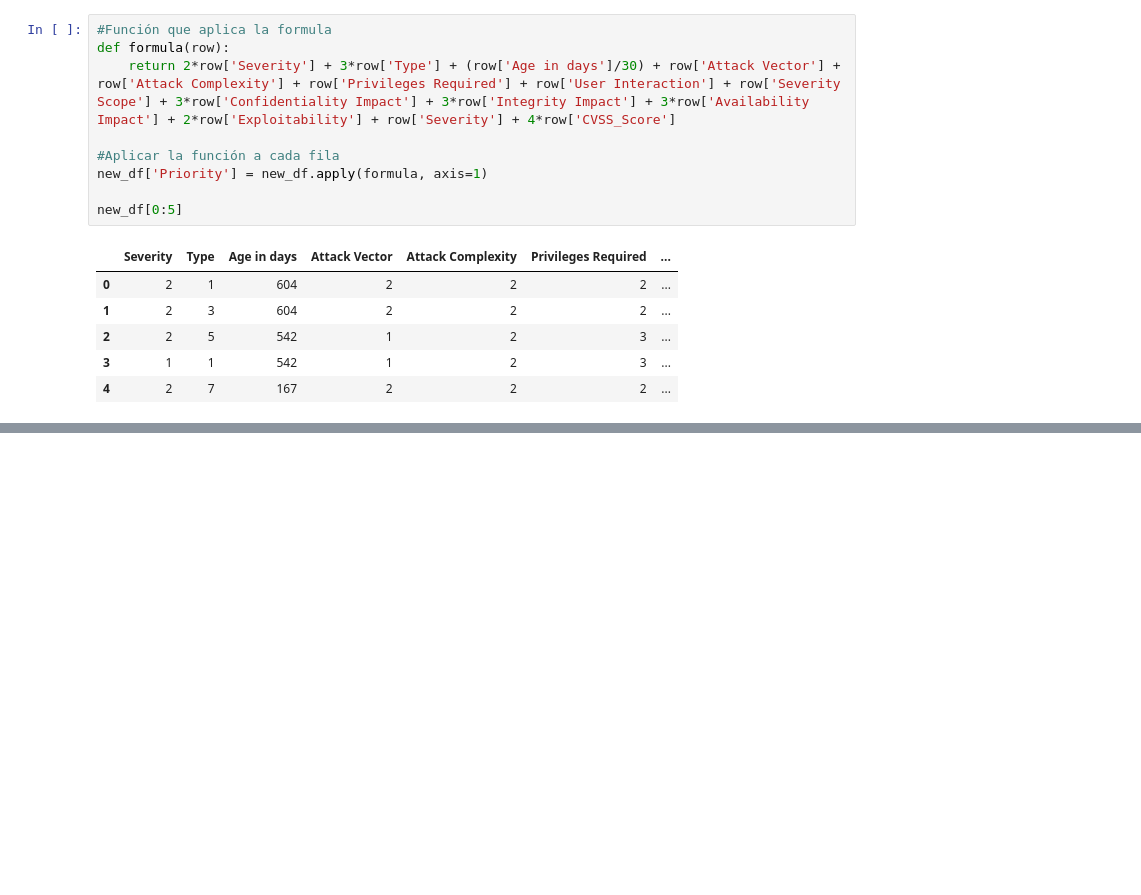
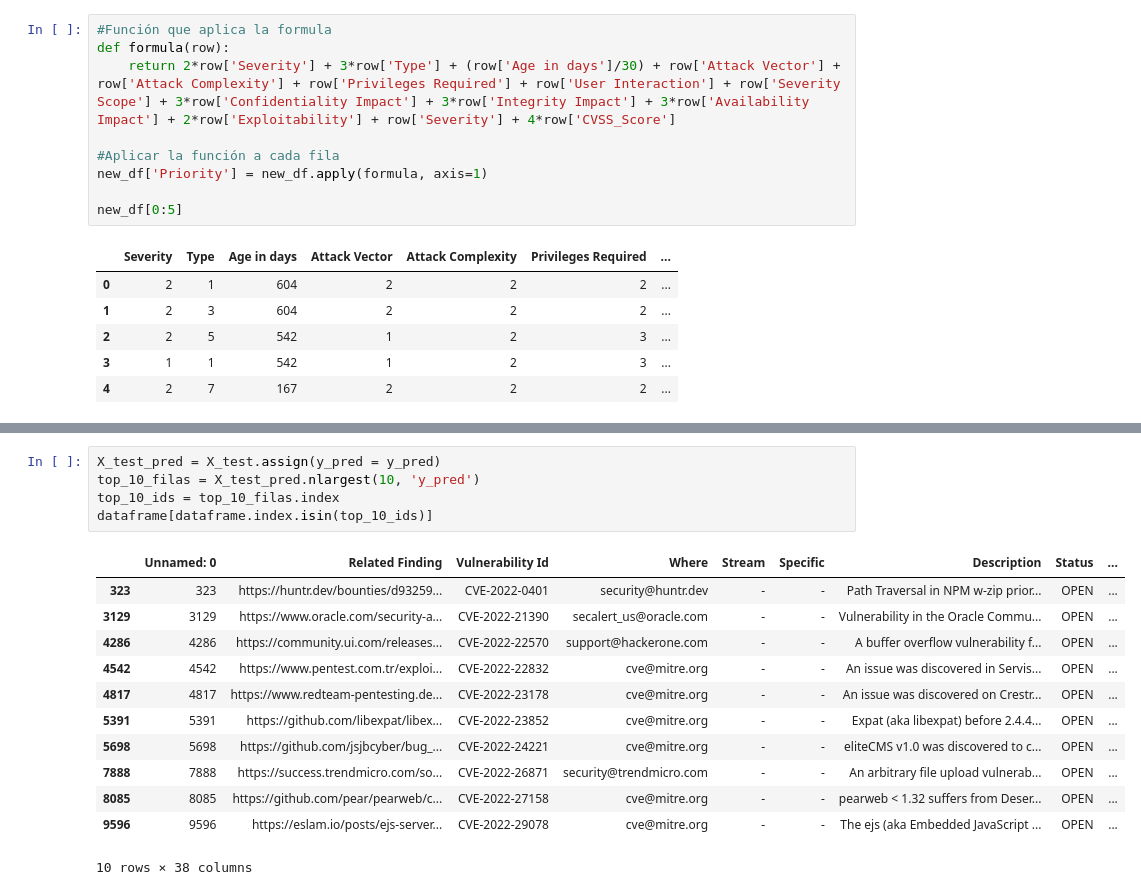
Before and after one commit to ssantaa9/Technical-Challenge-DevSecOps, a Jupyter notebook: challenge.ipynb, the cells around one changed output, grey strips where cells are left out. Saved outputs shown, nothing was run; the diff lists cells and outputs as text; blank space fills up the shorter version.

```diff
--- a/challenge.ipynb
+++ b/challenge.ipynb
@@ -321,0 +449,18 @@ new_df[0:5]
+# %%
+X_test_pred = X_test.assign(y_pred = y_pred)
+top_10_filas = X_test_pred.nlargest(10, 'y_pred')
+top_10_ids = top_10_filas.index
+dataframe[dataframe.index.isin(top_10_ids)]
+# %% [output]
+|  | Unnamed: 0 | Related Finding | Vulnerability Id | Where | Stream | Specific | Description | Status | ... |
+| 323 | 323 | https://huntr.dev/bounties/d93259... | CVE-2022-0401 | security@huntr.dev | - | - | Path Traversal in NPM w-zip prior... | OPEN | ... |
+| 3129 | 3129 | https://www.oracle.com/security-a... | CVE-2022-21390 | secalert_us@oracle.com | - | - | Vulnerability in the Oracle Commu... | OPEN | ... |
+| 4286 | 4286 | https://community.ui.com/releases... | CVE-2022-22570 | support@hackerone.com | - | - | A buffer overflow vulnerability f... | OPEN | ... |
+| 4542 | 4542 | https://www.pentest.com.tr/exploi... | CVE-2022-22832 | cve@mitre.org | - | - | An issue was discovered in Servis... | OPEN | ... |
+| 4817 | 4817 | https://www.redteam-pentesting.de... | CVE-2022-23178 | cve@mitre.org | - | - | An issue was discovered on Crestr... | OPEN | ... |
+| 5391 | 5391 | https://github.com/libexpat/libex... | CVE-2022-23852 | cve@mitre.org | - | - | Expat (aka libexpat) before 2.4.4... | OPEN | ... |
+| 5698 | 5698 | https://github.com/jsjbcyber/bug_... | CVE-2022-24221 | cve@mitre.org | - | - | eliteCMS v1.0 was discovered to c... | OPEN | ... |
+| 7888 | 7888 | https://success.trendmicro.com/so... | CVE-2022-26871 | security@trendmicro.com | - | - | An arbitrary file upload vulnerab... | OPEN | ... |
+| 8085 | 8085 | https://github.com/pear/pearweb/c... | CVE-2022-27158 | cve@mitre.org | - | - | pearweb < 1.32 suffers from Deser... | OPEN | ... |
+| 9596 | 9596 | https://eslam.io/posts/ejs-server... | CVE-2022-29078 | cve@mitre.org | - | - | The ejs (aka Embedded JavaScript ... | OPEN | ... |
+10 rows × 38 columns
```
Also changed, not shown: parts of 17 cells of this notebook, 3 other files.
